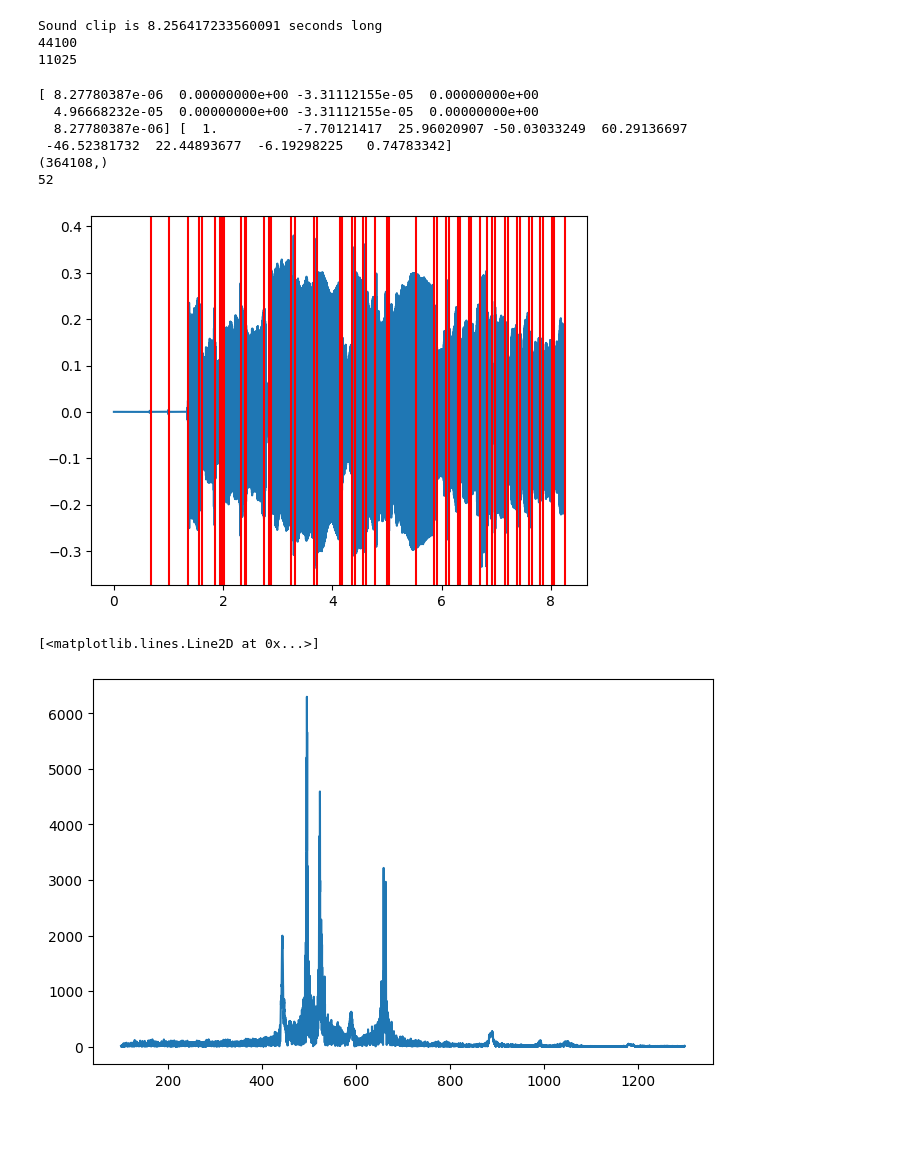
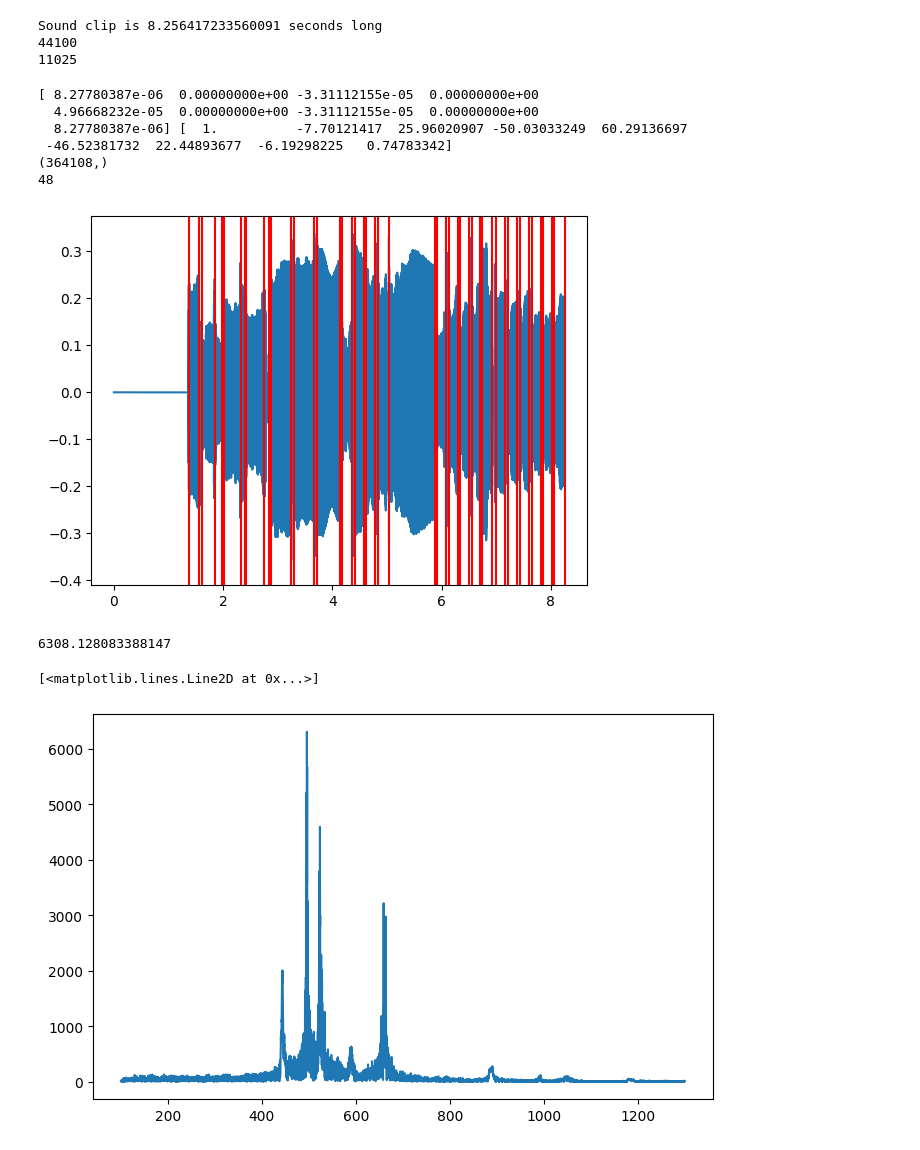
Before and after one commit to Tudor73/Licenta, a Jupyter notebook: test2.ipynb, the cells around one changed output. Drawn from its saved outputs; the diff is of its cells as text; code cells hidden in the pictures.

```diff
--- a/test2.ipynb
+++ b/test2.ipynb
@@ -55,7 +55,7 @@ print(b, a)
 
 # signal_without_noise = np.fft.irfft(freq_higher_than_low)
 
-y[np.abs(y) < 0.05] = 0
+y[np.abs(y) < 0.03] = 0
 
 filtered_sound = lfilter(b, a ,y)
 y = filtered_sound
@@ -71,39 +71,42 @@ print(y.shape)
 
 print(len(onset_samples))
 
 time_disc = np.linspace(0, len(y)/ fs, num=len(y))
 plt.plot(time_disc,y)
 # plt.plot(time_disc, filtered_sound, color="red")
 # y = filtered_sound
 
 
 for sample in onset_samples:
     plt.axvline(x=sample/fs, color="red")
 
 # for sample in onset_samples:
 #     plt.axvline(x = sample/fs, color= 'red')
 
 # for i in range(len(onset_samples)-5):
 #     plt.figure(figsize=(10,6))
 #     start = onset_samples[i]
 #     end = onset_samples[i+1]
 #     plt.plot(time_disc[start:end+1], y[start:end+1])
 #     plt.axvline(x = start/fs, color= 'red')
 #     plt.axvline(x = end/fs, color= 'red')
 
 plt.show()
 # %% [output]
 [ 8.27780387e-06  0.00000000e+00 -3.31112155e-05  0.00000000e+00
   4.96668232e-05  0.00000000e+00 -3.31112155e-05  0.00000000e+00
   8.27780387e-06] [  1.          -7.70121417  25.96020907 -50.03033249  60.29136697
  -46.52381732  22.44893677  -6.19298225   0.74783342]
 (364108,)
-52
+48
-[figure, old version]
+[figure, new version]
 # %%
 fft_frequencies = np.fft.rfftfreq(len(y), 1/fs)
 sound_fft = np.fft.rfft(y)
 
+maxim = np.max((np.abs(sound_fft)))
+
+print(maxim)
 # maxim = np.max(np.abs(sound_fft))
 # thresholding
 
@@ -117,7 +120,8 @@ plt.plot(np.where((fft_frequencies > 100) & (fft_frequencies < 1300), fft_freque
 # plt.figure(figsize=(8,6))
 # plt.plot(np.where((fft_frequencies > 100) & (fft_frequencies < 1000), fft_frequencies, None) , np.abs(sound_fft)/maxim)
 # %% [output]
-[<matplotlib.lines.Line2D at 0x...>]
+6308.128083388147
+[<matplotlib.lines.Line2D at 0x...>]
 [figure]
 # %%
 
```
Also changed, not shown: parts of 1 cell of this notebook, 7 other files.
